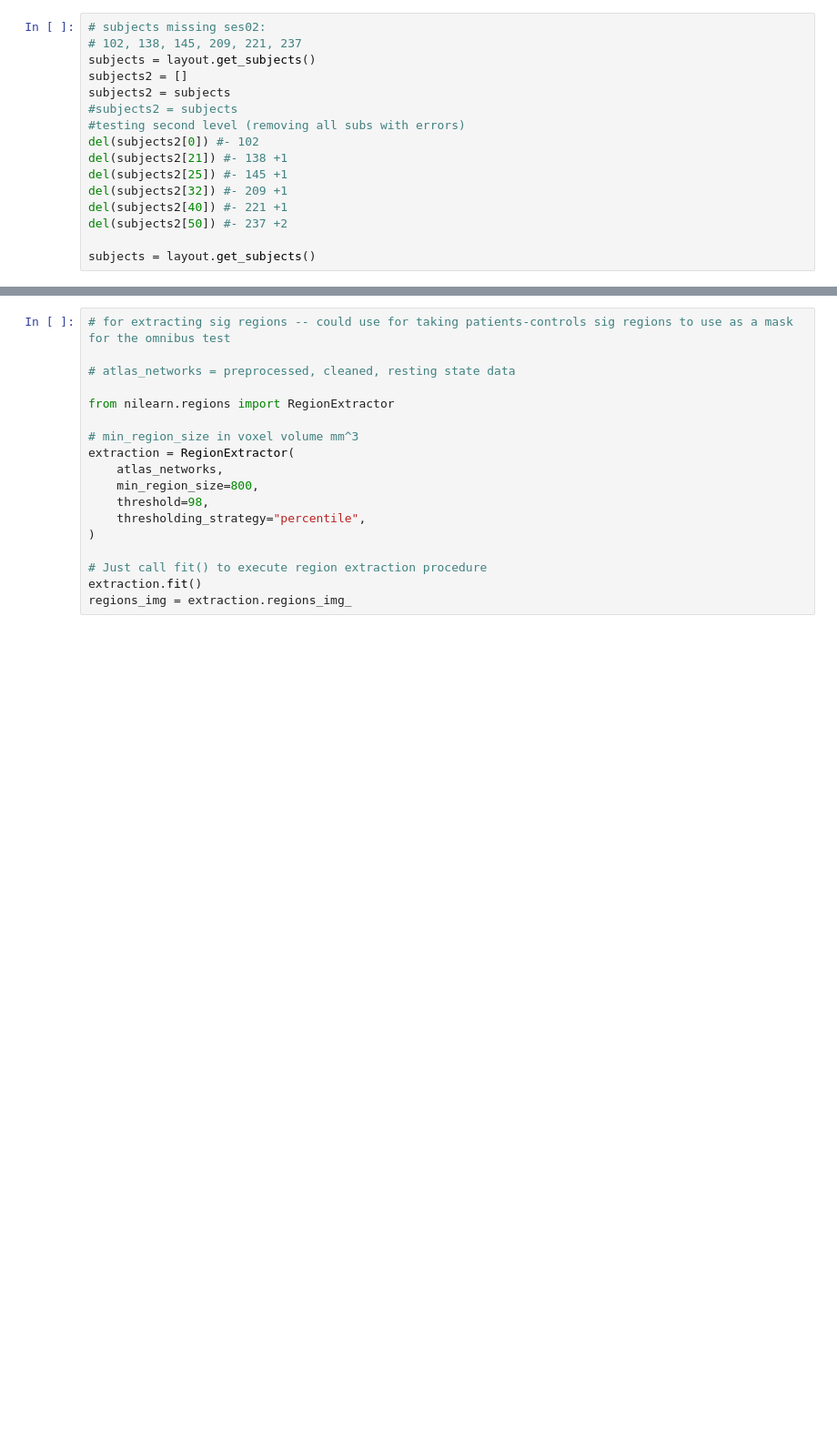
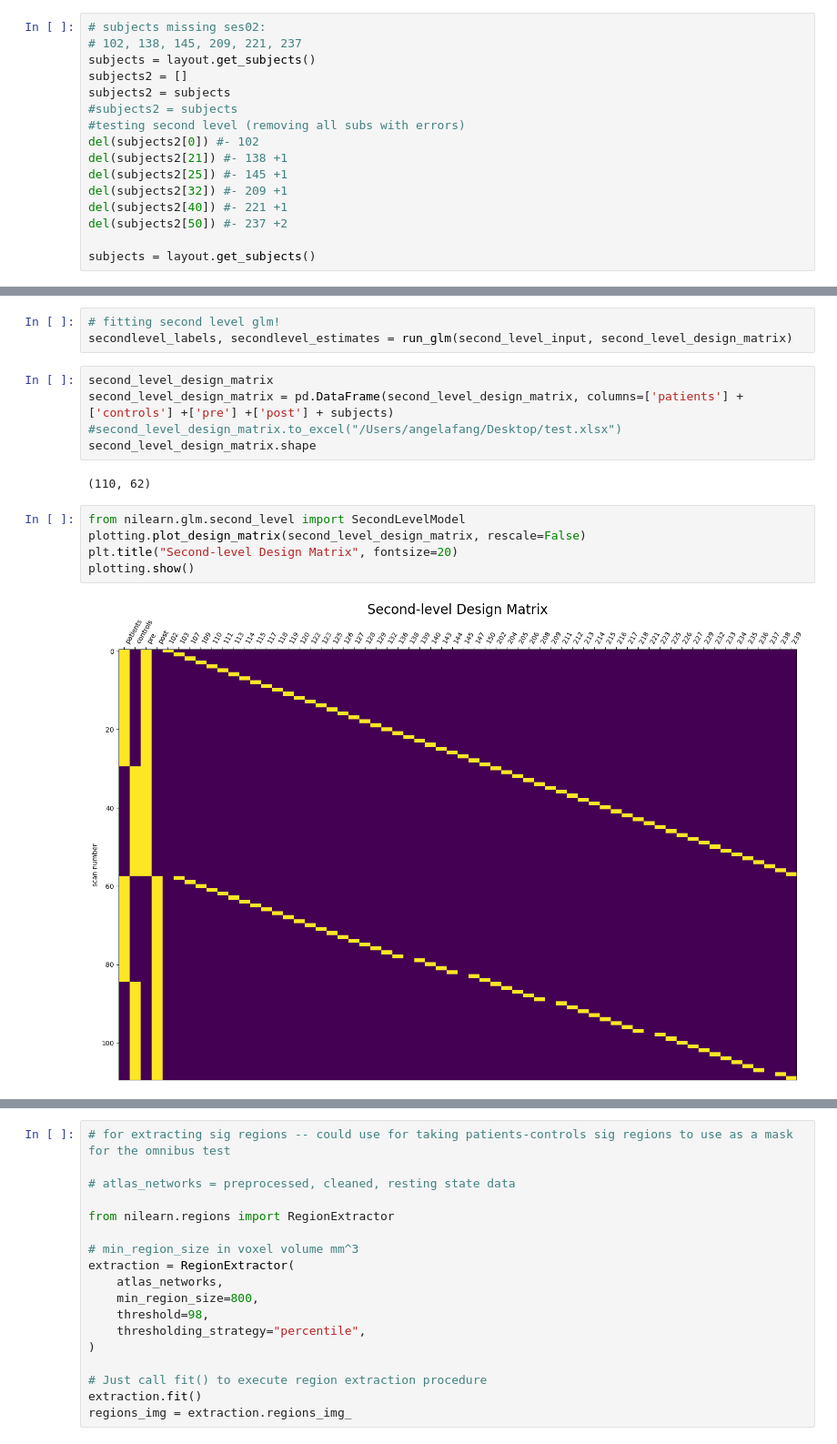
Before and after one commit to gillgrennan/self-other_ms, a Jupyter notebook: self-other_dmn_roi_analysis.ipynb, the cells around one changed output, grey strips where cells are left out. Shown at 91% size. Saved outputs shown, nothing was run; the diff lists cells and outputs as text; blank space fills up the shorter version.

```diff
--- a/self-other_dmn_roi_analysis.ipynb
+++ b/self-other_dmn_roi_analysis.ipynb
@@ -571,0 +797,17 @@ for sess in nosessions:
+# %%
+# fitting second level glm!
+secondlevel_labels, secondlevel_estimates = run_glm(second_level_input, second_level_design_matrix)
+# %%
+second_level_design_matrix
+second_level_design_matrix = pd.DataFrame(second_level_design_matrix, columns=['patients'] + ['controls'] +['pre'] +['post'] + subjects)
+#second_level_design_matrix.to_excel("/Users/angelafang/Desktop/test.xlsx")
+second_level_design_matrix.shape
+# %% [output]
+(110, 62)
+# %%
+from nilearn.glm.second_level import SecondLevelModel
+plotting.plot_design_matrix(second_level_design_matrix, rescale=False)
+plt.title("Second-level Design Matrix", fontsize=20)
+plotting.show()
+# %% [output]
+[figure, added]
```
Also changed, not shown: parts of 17 cells of this notebook.
